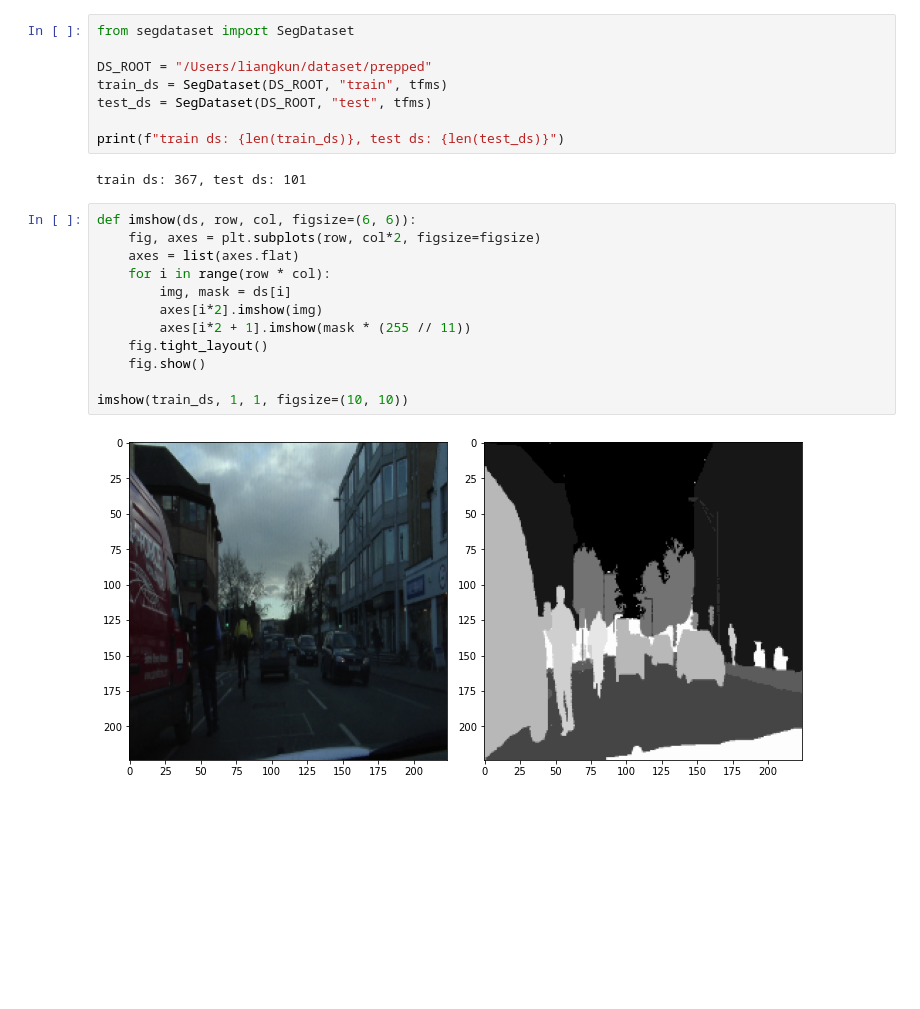
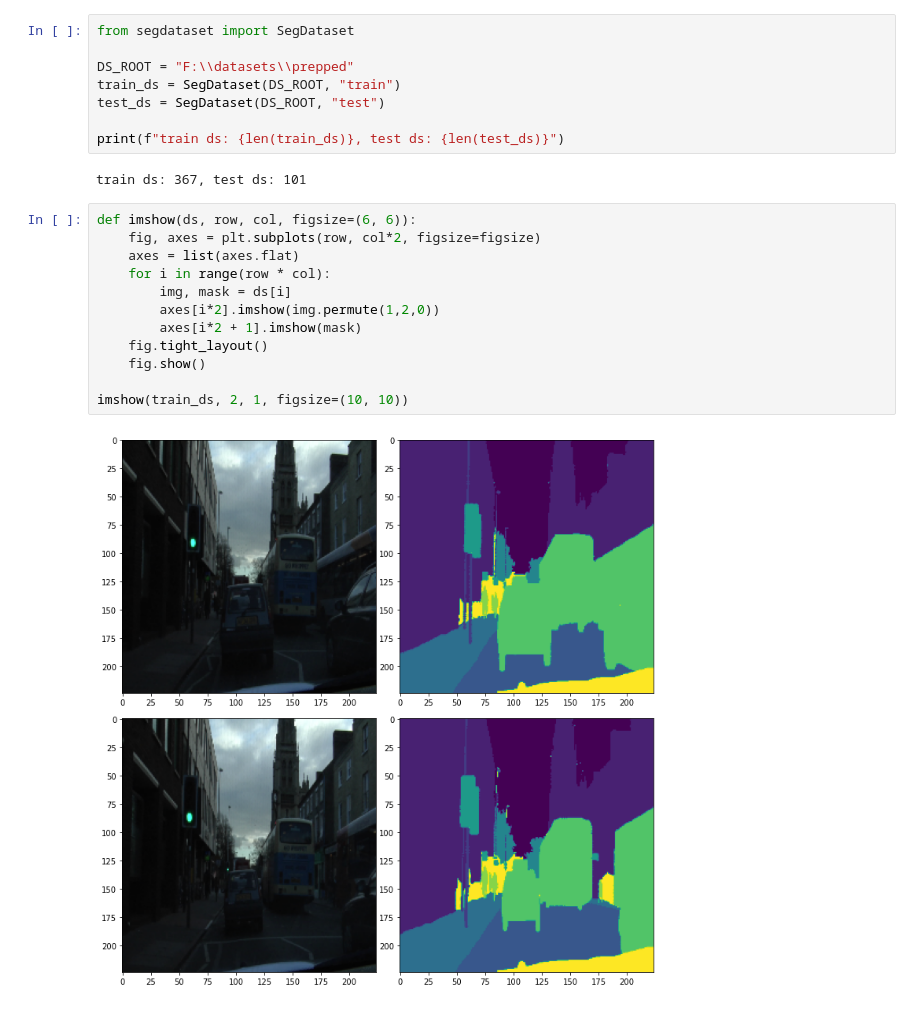
Before and after one commit to liangkun/playground, a Jupyter notebook: sem-seg.ipynb, the cells around one changed output. Saved outputs shown, nothing was run; the diff lists cells and outputs as text; blank space fills up the shorter version.

```diff
--- a/sem-seg.ipynb
+++ b/sem-seg.ipynb
@@ -21,9 +14,9 @@ tfms = transforms.Compose([
 # %%
 from segdataset import SegDataset
 
-DS_ROOT = "/Users/liangkun/dataset/prepped"
-train_ds = SegDataset(DS_ROOT, "train", tfms)
-test_ds = SegDataset(DS_ROOT, "test", tfms)
+DS_ROOT = "F:\\datasets\\prepped"
+train_ds = SegDataset(DS_ROOT, "train")
+test_ds = SegDataset(DS_ROOT, "test")
 
 print(f"train ds: {len(train_ds)}, test ds: {len(test_ds)}")
 # %% [output]
@@ -31,17 +24,17 @@ train ds: 367, test ds: 101
 # %%
 def imshow(ds, row, col, figsize=(6, 6)):
     fig, axes = plt.subplots(row, col*2, figsize=figsize)
     axes = list(axes.flat)
     for i in range(row * col):
         img, mask = ds[i]
-        axes[i*2].imshow(img)
-        axes[i*2 + 1].imshow(mask * (255 // 11))
+        axes[i*2].imshow(img.permute(1,2,0))
+        axes[i*2 + 1].imshow(mask)
     fig.tight_layout()
     fig.show()
 
-imshow(train_ds, 1, 1, figsize=(10, 10))
+imshow(train_ds, 2, 1, figsize=(10, 10))
 # %% [output]
-[figure, old version]
+[figure, new version]
 # %%
 # trainning preparation
 from unet import Unet
```
Also changed, not shown: parts of 5 cells of this notebook, 1 other file.
